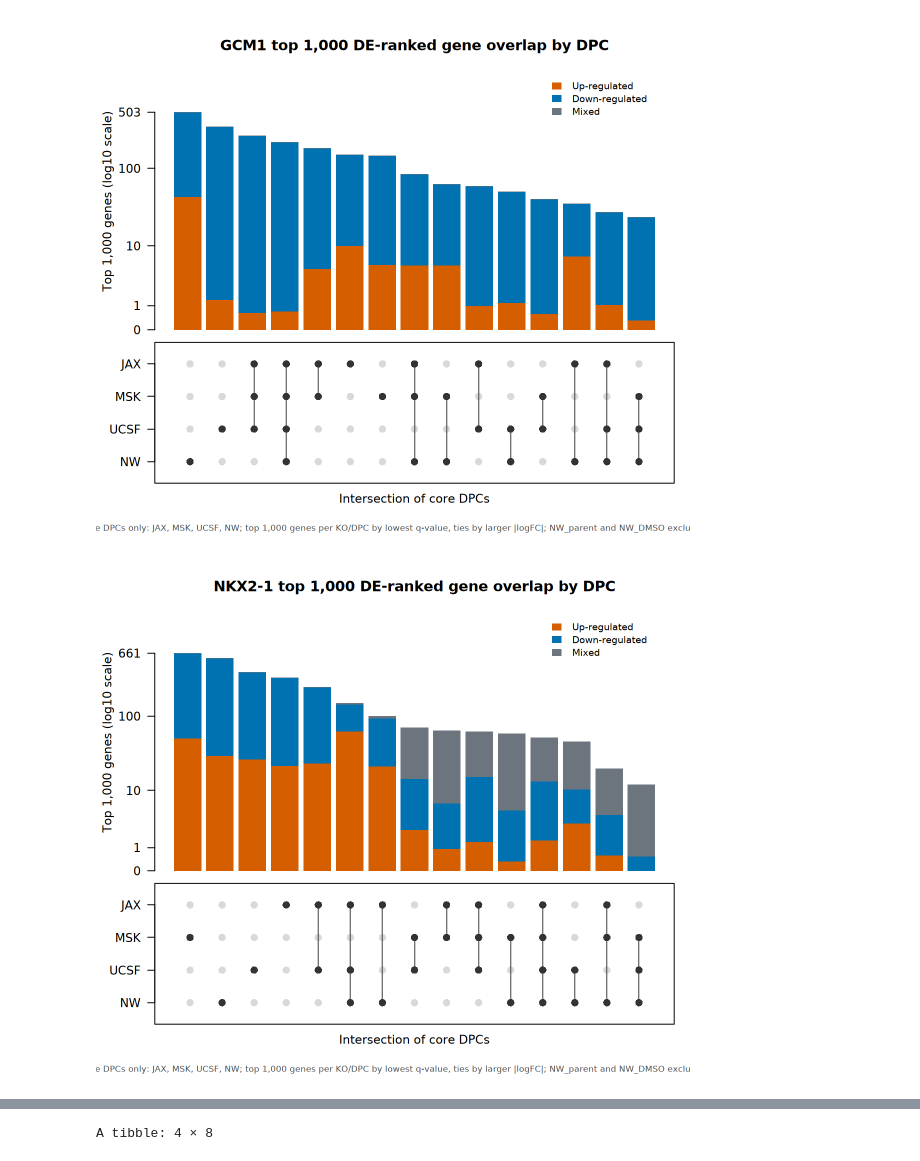
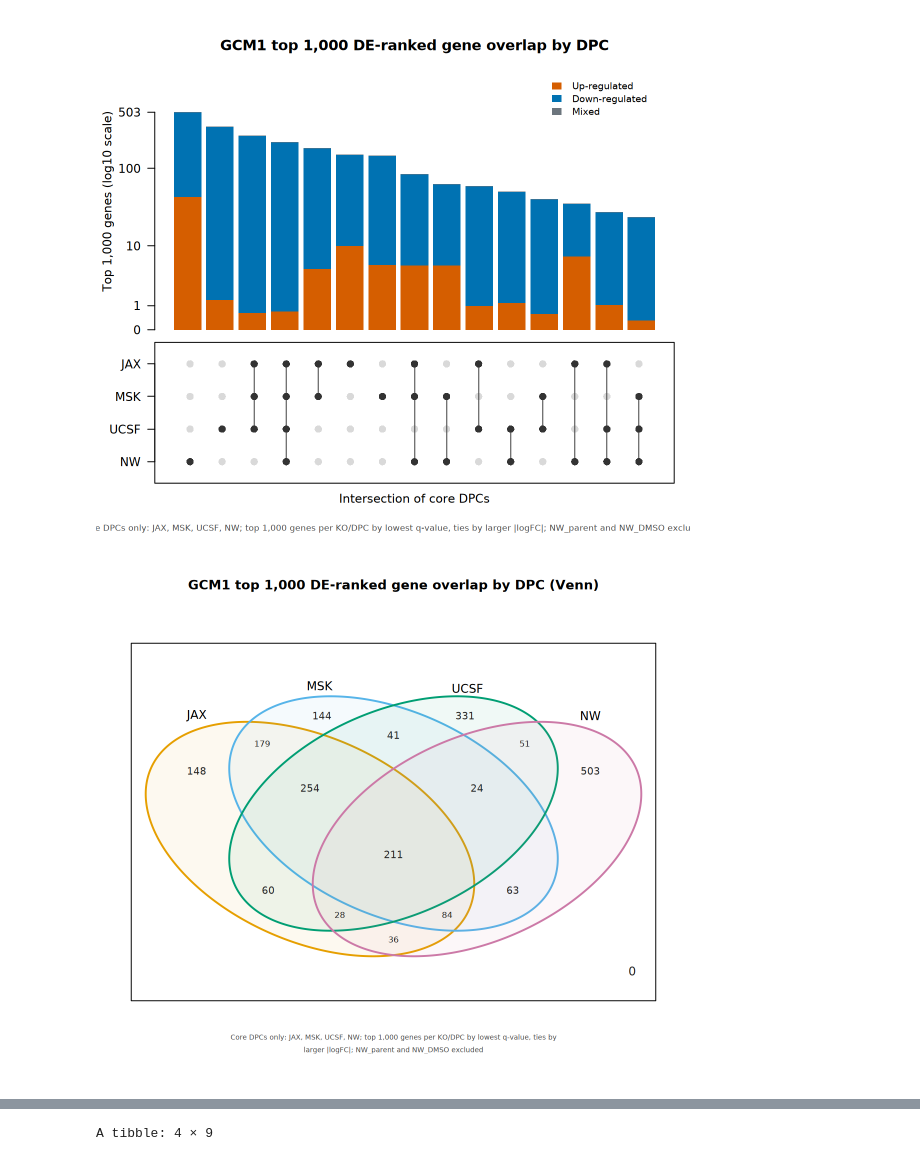
Before and after one commit to morphic-bio/exchange-experiment-analysis, a Jupyter notebook: scripts/07_DE_Overlap.ipynb, the cells around one changed output, grey strips where cells are left out. Drawn from its saved outputs; the diff is of its cells as text; code cells hidden in the pictures.

```diff
--- a/scripts/07_DE_Overlap.ipynb
+++ b/scripts/07_DE_Overlap.ipynb
@@ -1022,7 +1092,37 @@ top1000_by_ko_membership <- map_dfr(target_genes, function(gene1) {
 top1000_by_ko_membership_file <- file.path(top1000_figure_dir, "top1000_DE_gene_overlap_by_KO_membership.tsv")
 data.table::fwrite(top1000_by_ko_membership, top1000_by_ko_membership_file, sep = "\t")
 
-summarise_top1000_dpc_overlap <- function(gene1, out_file) {
+draw_top1000_dpc_venn <- function(gene1) {
+  d <- top1000_by_ko_membership %>% filter(target_gene == gene1)
+  draw_four_set_venn(
+    membership = d,
+    set_names = top1000_dpc_levels,
+    title_text = paste0(gene1, " top ", top_n_label, " DE-ranked gene overlap by DPC (Venn)"),
+    note_text = paste0(
+      "Core DPCs only: ", paste(top1000_dpc_levels, collapse = ", "),
+      "; ", top1000_rank_label,
+      "; NW_parent and NW_DMSO excluded"
+    ),
+    empty_text = paste0("No ", top1000_rank_label)
+  )
+}
+
+save_top1000_dpc_venn <- function(gene1, out_file) {
+  grDevices::png(
+    filename = out_file,
+    width = 2200,
+    height = 2200,
+    res = 300,
+    bg = "white"
+  )
+  tryCatch(
+    draw_top1000_dpc_venn(gene1),
+    finally = grDevices::dev.off()
+  )
+  invisible(out_file)
+}
+
+summarise_top1000_dpc_overlap <- function(gene1, upset_file, venn_file) {
   d <- top1000_by_ko_membership %>% filter(target_gene == gene1)
   dpc_counts <- d %>%
     summarise(across(all_of(top1000_dpc_levels), ~ sum(.x, na.rm = TRUE))) %>%
@@ -1030,37 +1130,44 @@ summarise_top1000_dpc_overlap <- function(gene1, out_file) {
 
   tibble(
     target_gene = gene1,
-    figure = out_file,
+    figure = upset_file,
+    venn_figure = venn_file,
     n_union = nrow(d),
     n_all_core_dpcs = sum(rowSums(as.matrix(d[, top1000_dpc_levels, drop = FALSE])) == length(top1000_dpc_levels))
   ) %>%
     bind_cols(dpc_counts)
 }
 
 if (exists("set_notebook_plot_size")) {
   set_notebook_plot_size(width = 8.5, height = 7.5, res = 140, pointsize = 12)
 }
 
 top1000_by_ko_upset_index <- map_dfr(target_genes, function(gene1) {
-  out_file <- file.path(
+  upset_file <- file.path(
     top1000_figure_dir,
     paste0(venn_safe_name(gene1), "_top1000_DE_gene_overlap_by_DPC_upset.png")
   )
-  save_top1000_dpc_upset(gene1, out_file)
+  venn_file <- file.path(
+    top1000_figure_dir,
+    paste0(venn_safe_name(gene1), "_top1000_DE_gene_overlap_by_DPC_venn.png")
+  )
+  save_top1000_dpc_upset(gene1, upset_file)
   draw_top1000_dpc_upset(gene1)
-  summarise_top1000_dpc_overlap(gene1, out_file)
+  save_top1000_dpc_venn(gene1, venn_file)
+  draw_top1000_dpc_venn(gene1)
+  summarise_top1000_dpc_overlap(gene1, upset_file, venn_file)
 })
 
 if (exists("set_notebook_plot_size")) {
   set_notebook_plot_size()
 }
 
 data.table::fwrite(
   top1000_by_ko_upset_index,
   file.path(top1000_figure_dir, "top1000_DE_gene_overlap_by_KO_upset_index.tsv"),
   sep = "\t"
 )
 top1000_by_ko_upset_index
 # %% [output]
 [figure]
-[figure, old version]
+[figure, new version]
@@ -1068 +1179 @@ top1000_by_ko_upset_index
-A tibble: 4 × 8
+A tibble: 4 × 9
```
Also changed, not shown: parts of 2 cells of this notebook.
